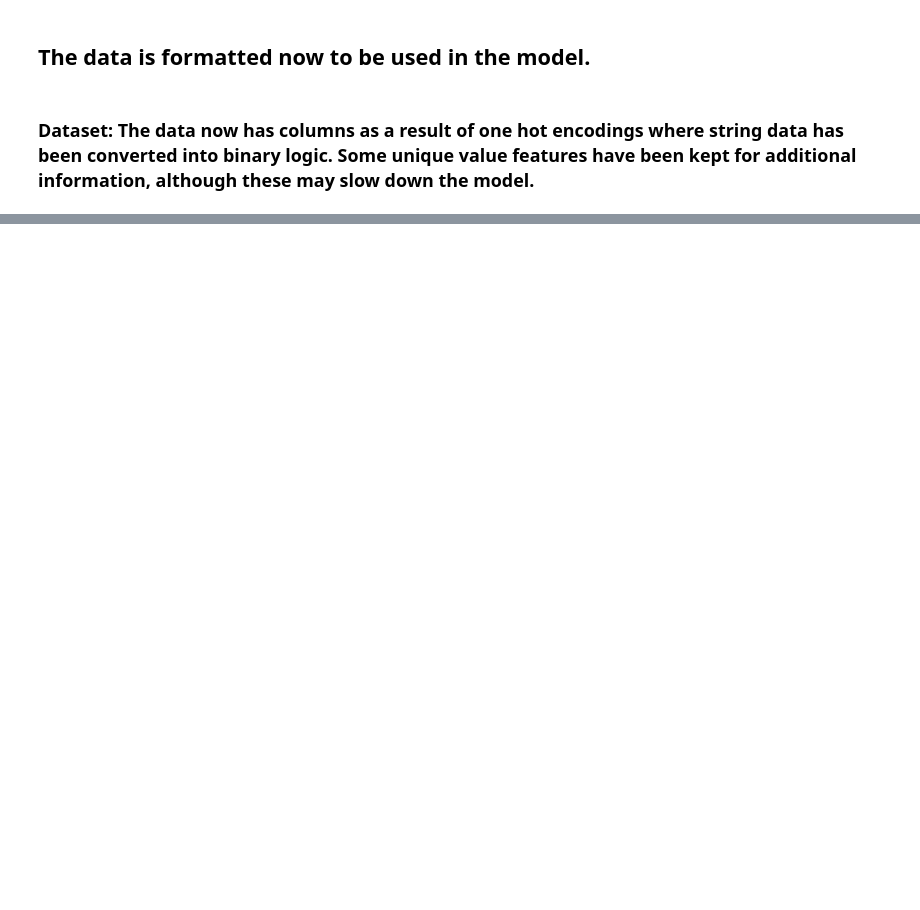
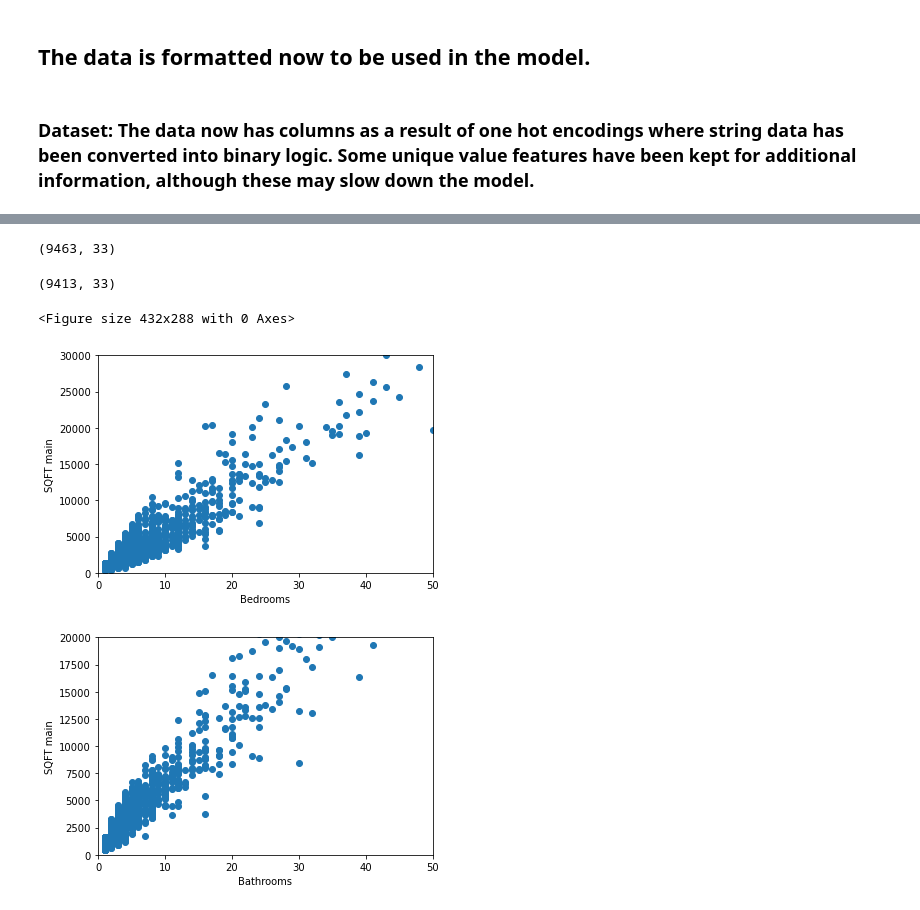
Before and after one commit to am-meritus/XBRE-AVM, a Jupyter notebook: Capstone.ipynb, the cells around one changed output, grey strips where cells are left out. Drawn from its saved outputs; the diff is of its cells as text; code cells hidden in the pictures; blank space fills up the shorter version.

```diff
--- a/Capstone.ipynb
+++ b/Capstone.ipynb
@@ -776,0 +1144,41 @@ df7.shape
+# %%
+high = fe['price/sqft'].mean() + 3*fe['price/sqft'].std()
+low = fe['price/sqft'].mean() - 3*fe['price/sqft'].std()
+# %%
+fe = fe[(fe['price/sqft']<high) & (fe['price/sqft']>low)]
+# %%
+fe.shape
+# %% [output]
+(9463, 33)
+# %%
+fe = fe[fe['TotalValue']>0]
+# %%
+fe = fe[fe['YearBuilt']>0]
+# %%
+fe.shape
+# %% [output]
+(9413, 33)
+# %%
+fig=plt.figure()
+
+fig=plt.figure()
+ax2 = fig.add_subplot(1,1,1)
+ax2.scatter(fe['Bedrooms'],fe['SQFTmain'])
+plt.xlabel('Bedrooms')
+plt.ylabel('SQFT main')
+plt.xlim(0,50)
+plt.ylim(0,30000)
+
+fig=plt.figure()
+ax3 = fig.add_subplot(1,1,1)
+ax3.scatter(fe['Bathrooms'],fe['SQFTmain'])
+plt.xlabel('Bathrooms')
+plt.ylabel('SQFT main')
+plt.xlim(0,50)
+plt.ylim(0,20000)
+
+plt.show()
+# %% [output]
+<Figure size 432x288 with 0 Axes>
+[figure, added]
+[figure, added]
```
Also changed, not shown: parts of 77 cells of this notebook, 1 other file.
